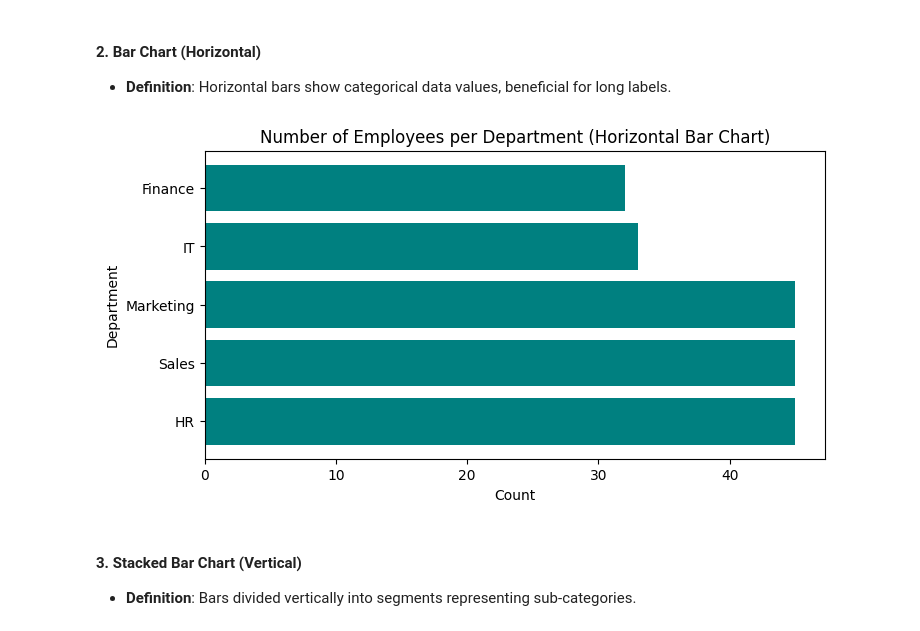
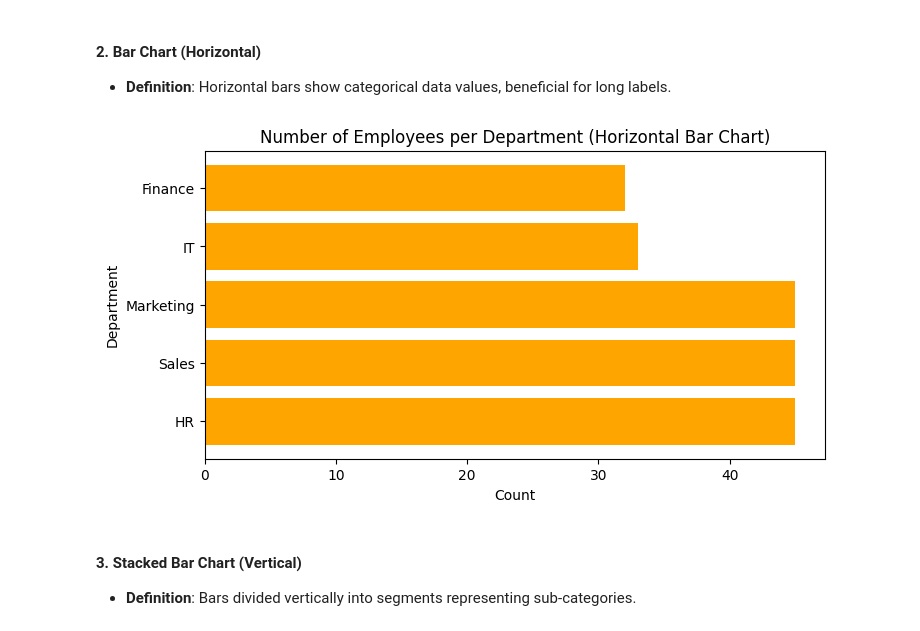
Before and after one commit to Infosys-intern-program-nov25-batch/ai_vision_extract, a Jupyter notebook: milestone_1/week_1/Day_5/Python_visualization.ipynb, the cells around one changed output. Drawn from its saved outputs; the diff is of its cells as text; code cells hidden in the pictures.

```diff
--- a/milestone_1/week_1/Day_5/Python_visualization.ipynb
+++ b/milestone_1/week_1/Day_5/Python_visualization.ipynb
@@ -107,13 +107,13 @@ plt.show()
 - **Definition**: Horizontal bars show categorical data values, beneficial for long labels.
 # %%
 plt.figure(figsize=(8,4))
-plt.barh(data.index, data.values, color='teal')
+plt.barh(data.index, data.values, color='orange' )
 plt.title('Number of Employees per Department (Horizontal Bar Chart)')
 plt.ylabel('Department')
 plt.xlabel('Count')
 plt.show()
 # %% [output]
-[figure, old version]
+[figure, new version]
 # %% [markdown]
 #### 3. Stacked Bar Chart (Vertical)
 
```
Also changed, not shown: parts of 3 cells of this notebook.
